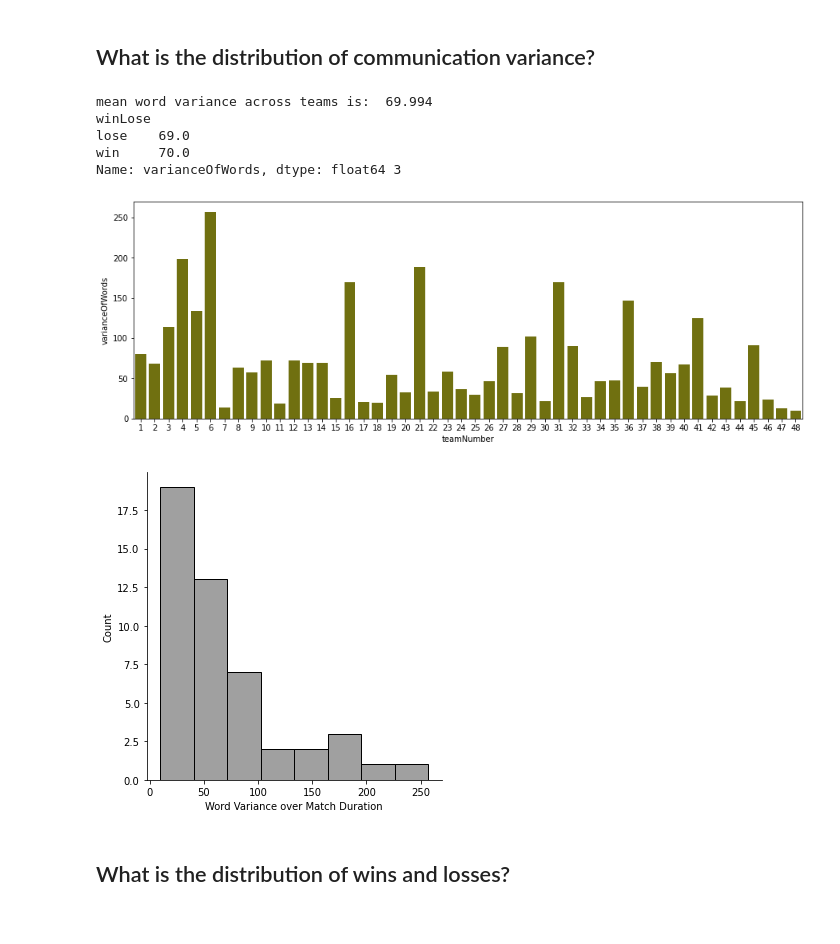
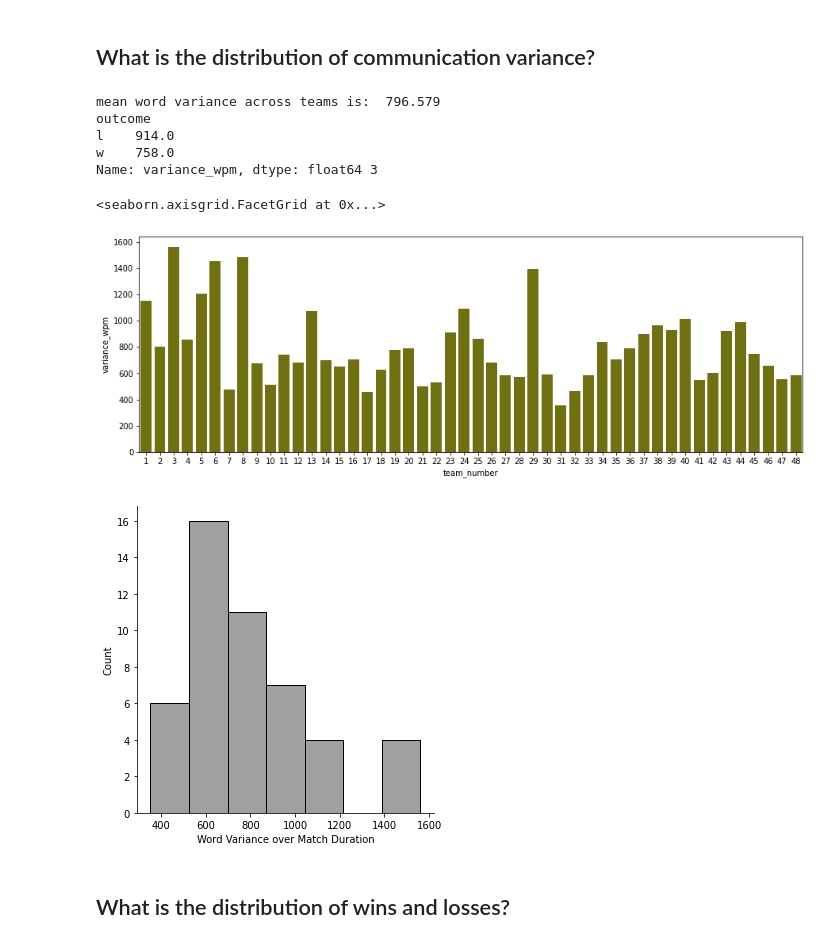
Before and after one commit to evelyntan/scripts, a Jupyter notebook: visualising-summary-stats.ipynb, the cells around one changed output. Drawn from its saved outputs; the diff is of its cells as text; code cells hidden in the pictures.

```diff
--- a/visualising-summary-stats.ipynb
+++ b/visualising-summary-stats.ipynb
@@ -10,7 +10,7 @@ This document has functions to run stats on the summary stats for comms, perform
 
 import pandas as pd
 
-full_summary_stats_df = pd.read_csv(r"D:\Projects\UG-league-project\data\full-summary-stats.csv")
+full_summary_stats_df = pd.read_csv('/Users/ett506/Documents/proj-league/data/full_team_log.csv')
 
-full_summary_stats_df.head()
+full_summary_stats_df
 # %% [output]
@@ -83,35 +96,36 @@ mean words per second across teams is:  81.978
 # %% [markdown]
 ## What is the distribution of communication variance?
 # %%
-grouped_df = full_summary_stats_df.groupby("winLose")
-word_variance_by_winning_losing_group = grouped_df["varianceOfWords"].mean()
-mean_word_variance = full_summary_stats_df["varianceOfWords"].mean()
+grouped_df = full_summary_stats_df.groupby("outcome")
+word_variance_by_winning_losing_group = grouped_df["variance_wpm"].mean()
+mean_word_variance = full_summary_stats_df["variance_wpm"].mean()
 
 print('mean word variance across teams is: ', round(mean_word_variance, 3))
 
 print(round(word_variance_by_winning_losing_group), 3)
 
 # mean variance of communication in winning vs losing teams
 #word_variance_in_winning_teams =
 #word_variance_in_losing_teams =
 
 # what is the distribution of killsPerMinute by team?
 f, ax = plt.subplots(figsize= (15, 5))
-sns.barplot(data = full_summary_stats_df, y = "varianceOfWords", x = "teamNumber", color = "olive")
+sns.barplot(data = full_summary_stats_df, y = "variance_wpm", x = 'team_number', color = "olive")
 
 
 # what is the distribution of the count of killsPerMinute?
-ax = sns.displot(full_summary_stats_df, x = "varianceOfWords", color = "grey")
+ax = sns.displot(full_summary_stats_df, x = "variance_wpm", color = "grey")
 ax.set(xlabel = "Word Variance over Match Duration", ylabel = "Count")
-ax.savefig(r"../graphs/variance-wpm-distribution.png")
+#ax.savefig(r"../graphs/variance-wpm-distribution.png")
 # %% [output]
-mean word variance across teams is:  69.994
-winLose
-lose    69.0
-win     70.0
-Name: varianceOfWords, dtype: float64 3
+mean word variance across teams is:  796.579
+outcome
+l    914.0
+w    758.0
+Name: variance_wpm, dtype: float64 3
+<seaborn.axisgrid.FacetGrid at 0x...>
-[figure, old version]
+[figure, new version]
-[figure, old version]
+[figure, new version]
 # %% [markdown]
 ## What is the distribution of wins and losses?
 # %%
```
Also changed, not shown: parts of 19 cells of this notebook, 6 other files.
